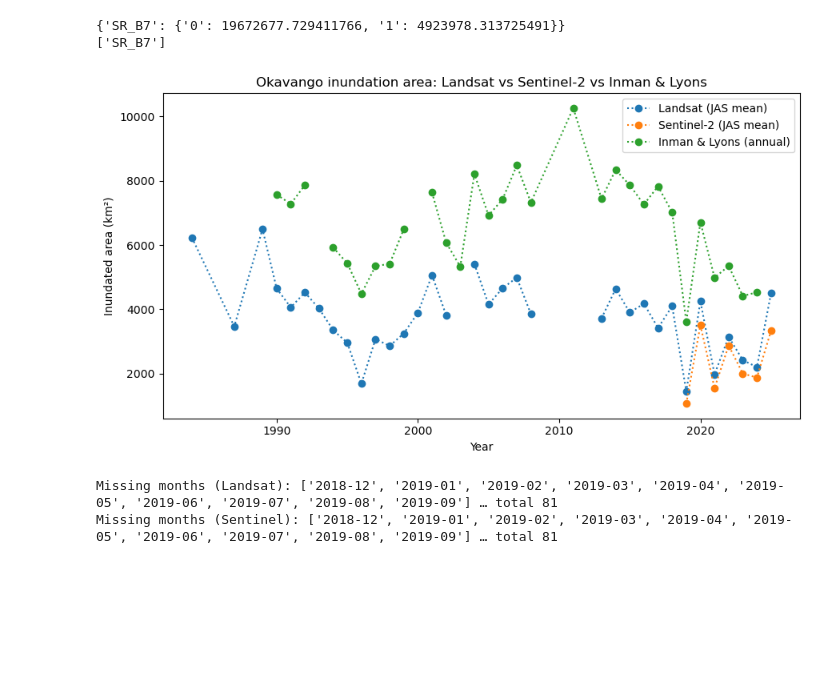
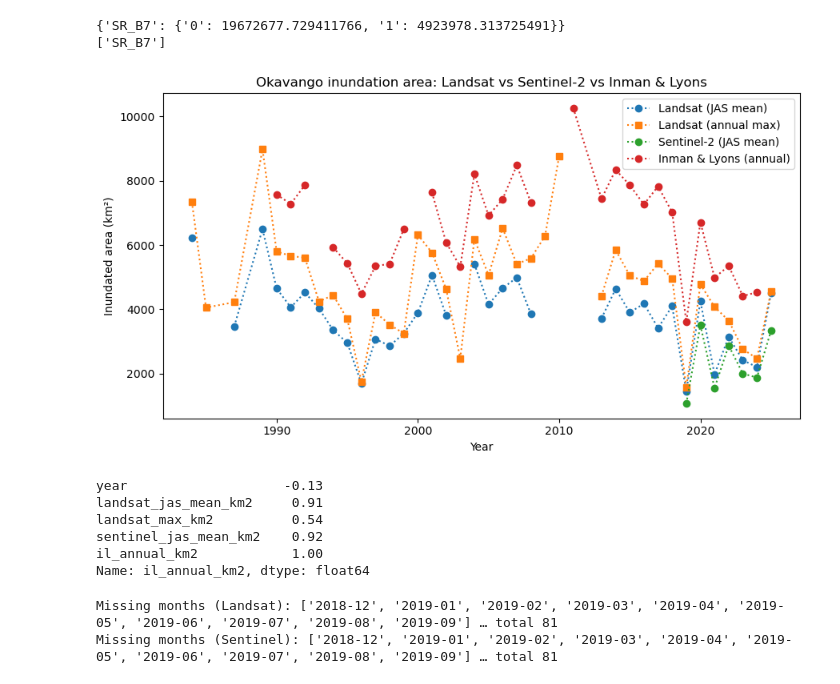
Before and after one commit to octavia-crompton/dswe-inman-lyons, a Jupyter notebook: notebooks/dswe_IL_compare.ipynb, the cells around one changed output. Saved outputs shown, nothing was run; the diff lists cells and outputs as text; code cells hidden in the pictures; blank space fills up the shorter version.

Commit message:
landsat max included

```diff
--- a/notebooks/dswe_IL_compare.ipynb
+++ b/notebooks/dswe_IL_compare.ipynb
@@ -655,37 +649,63 @@ def jas_annual_mean(df: pd.DataFrame, label: str, value_col: str = 'area_km2'):
               .rename(columns={value_col: f'{label}_jas_mean_km2'}))
     return ann
 
+def annual_max(df: pd.DataFrame, label: str, value_col: str = 'area_km2'):
+    """Return ['year', f'{label}_jas_mean_km2'] as July–September mean of `value_col`."""
+    out = df.copy()
+    out['date']  = pd.to_datetime(out['date'], errors='coerce')
+    out['year']  = out['date'].dt.year
+    out['month'] = out['date'].dt.month
+    out = out[out['month'].isin([4,5,6,7, 8, 9, 10])]
+    ann = (out.groupby('year', as_index=False)[value_col]
+              .max()
+              .rename(columns={value_col: f'{label}_max_km2'}))
+    return ann
+
 # 1) Landsat: pixels -> km²
 df_ls_km2 = df_ls.copy()
 df_ls_km2['area_km2'] = df_ls_km2['count'] * PX30_TO_KM2
 ls_ann = jas_annual_mean(df_ls_km2, label='landsat')
+
+ls_max = annual_max(df_ls_km2, label='landsat')
+
 
 # 2) Sentinel-2: convert to 30 m-pixel equivalents (÷9), then -> km²
 df_s2_km2 = df_s2.copy()
 df_s2_km2['area_km2'] = (df_s2_km2['count'] / 9.0) * PX30_TO_KM2
 s2_ann = jas_annual_mean(df_s2_km2, label='sentinel')
 
 # 3) Inman & Lyons (30 m): pixels -> km², then annual mean (already annual timestamps)
 df_il_km2 = df_il.copy()
 df_il_km2['date'] = pd.to_datetime(df_il_km2['date'], errors='coerce')
 df_il_km2['year'] = df_il_km2['date'].dt.year
 il_ann = (df_il_km2.assign(area_km2=df_il_km2['count'] * PX30_TO_KM2)
                     .groupby('year', as_index=False)['area_km2']
                     .mean()
                     .rename(columns={'area_km2': 'il_annual_km2'}))
 
 # Combine and plot
-annual_km2 = (ls_ann.merge(s2_ann, on='year', how='outer')
+annual_km2 = (ls_ann.merge(ls_max, on='year', how='outer')
+                    .merge(s2_ann, on='year', how='outer')
                     .merge(il_ann, on='year', how='outer')
                     .sort_values('year')
                     .reset_index(drop=True))
 
 plt.figure(figsize=(9, 5))
 plt.plot(annual_km2['year'], annual_km2['landsat_jas_mean_km2'], marker='o', linestyle = ":", label='Landsat (JAS mean)')
+plt.plot(annual_km2['year'], annual_km2['landsat_max_km2'], marker='s', linestyle = ":", label='Landsat (annual max)')
 plt.plot(annual_km2['year'], annual_km2['sentinel_jas_mean_km2'], marker='o', linestyle = ":", label='Sentinel-2 (JAS mean)')
 plt.plot(annual_km2['year'], annual_km2['il_annual_km2'],        marker='o', linestyle = ":", label='Inman & Lyons (annual)')
 plt.xlabel('Year'); plt.ylabel('Inundated area (km²)')
 plt.title('Okavango inundation area: Landsat vs Sentinel-2 vs Inman & Lyons')
 plt.legend(); plt.tight_layout(); plt.show()
 # %% [output]
-[figure, old version]
+[figure, new version]
+# %%
+annual_km2.corr().round(2)['il_annual_km2']
+# %% [output]
+year                    -0.13
+landsat_jas_mean_km2     0.91
+landsat_max_km2          0.54
+sentinel_jas_mean_km2    0.92
+il_annual_km2            1.00
+Name: il_annual_km2, dtype: float64
```
Also changed, not shown: parts of 5 cells of this notebook, 1 other file.
